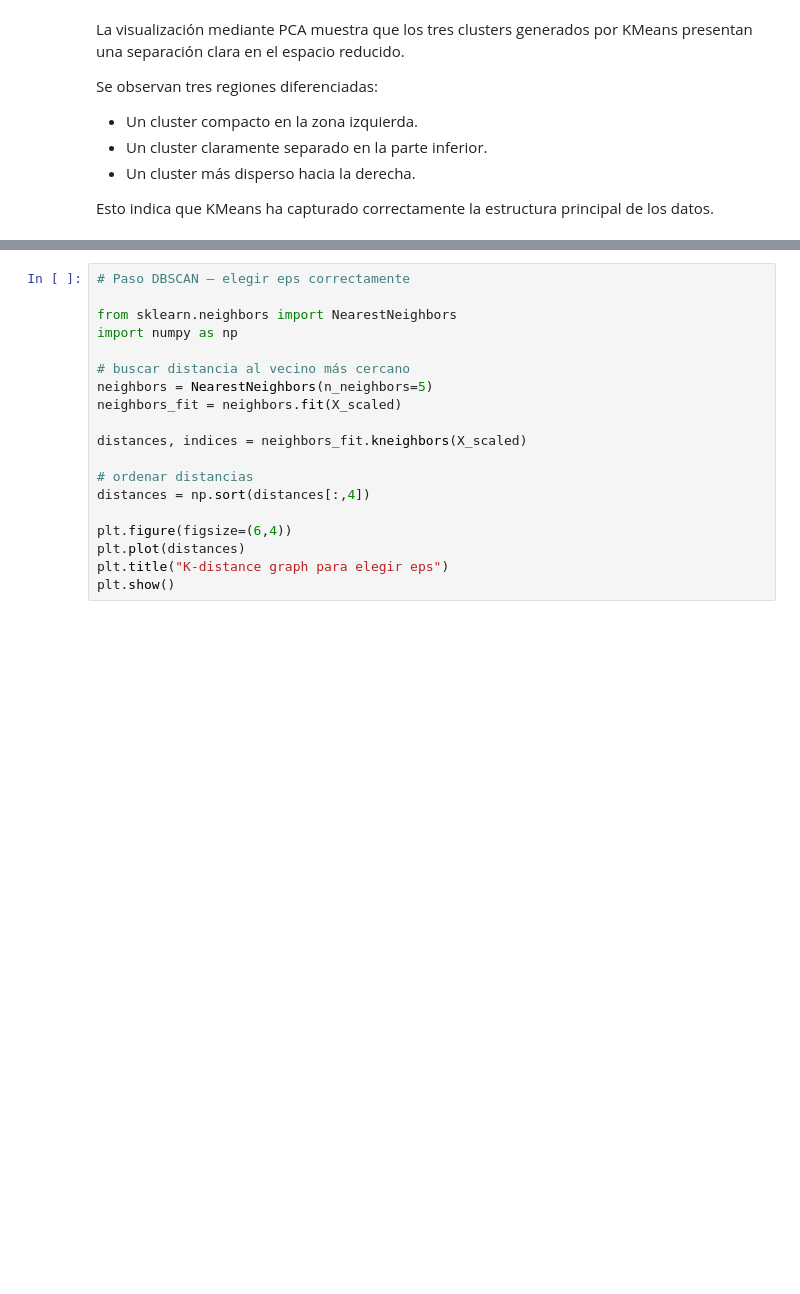
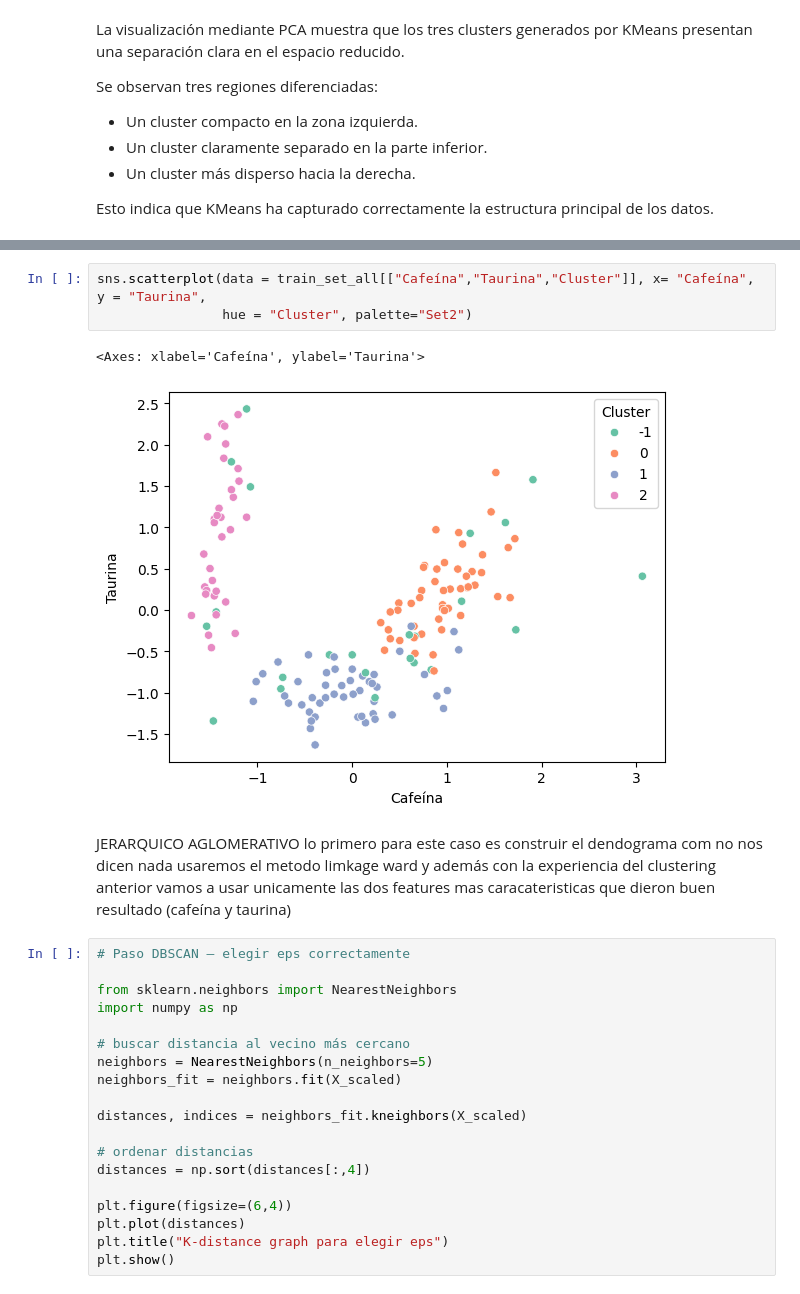
Before and after one commit to dianahoyos/DS_Online_Diana_Hoyos, a Jupyter notebook: 04_Machine_Learning/Sprint_13/Unidad_02_ML_No_Supervisado_Clustering_DBSCAN/03_Practica_Obligatoria/18_Practica_Obligatoria_Clustering_DBSCAN.ipynb, the cells around one changed output, grey strips where cells are left out. Saved outputs shown, nothing was run; the diff lists cells and outputs as text; blank space fills up the shorter version.

```diff
--- a/04_Machine_Learning/Sprint_13/Unidad_02_ML_No_Supervisado_Clustering_DBSCAN/03_Practica_Obligatoria/18_Practica_Obligatoria_Clustering_DBSCAN.ipynb
+++ b/04_Machine_Learning/Sprint_13/Unidad_02_ML_No_Supervisado_Clustering_DBSCAN/03_Practica_Obligatoria/18_Practica_Obligatoria_Clustering_DBSCAN.ipynb
@@ -249,3 +331,12 @@ Esto indica que KMeans ha capturado correctamente la estructura principal de los
+# %%
+sns.scatterplot(data = train_set_all[["Cafeína","Taurina","Cluster"]], x= "Cafeína", y = "Taurina",
+                hue = "Cluster", palette="Set2")
+# %% [output]
+<Axes: xlabel='Cafeína', ylabel='Taurina'>
+[figure, added]
+# %% [markdown]
+JERARQUICO AGLOMERATIVO
+lo primero para este caso es construir el dendograma com no nos dicen nada usaremos el metodo limkage ward y además con la experiencia del clustering anterior vamos a usar unicamente las dos features mas caracateristicas que dieron buen resultado (cafeína y taurina)
 # %%
 # Paso DBSCAN — elegir eps correctamente
 
```
Also changed, not shown: parts of 10 cells of this notebook, 13 other files.
